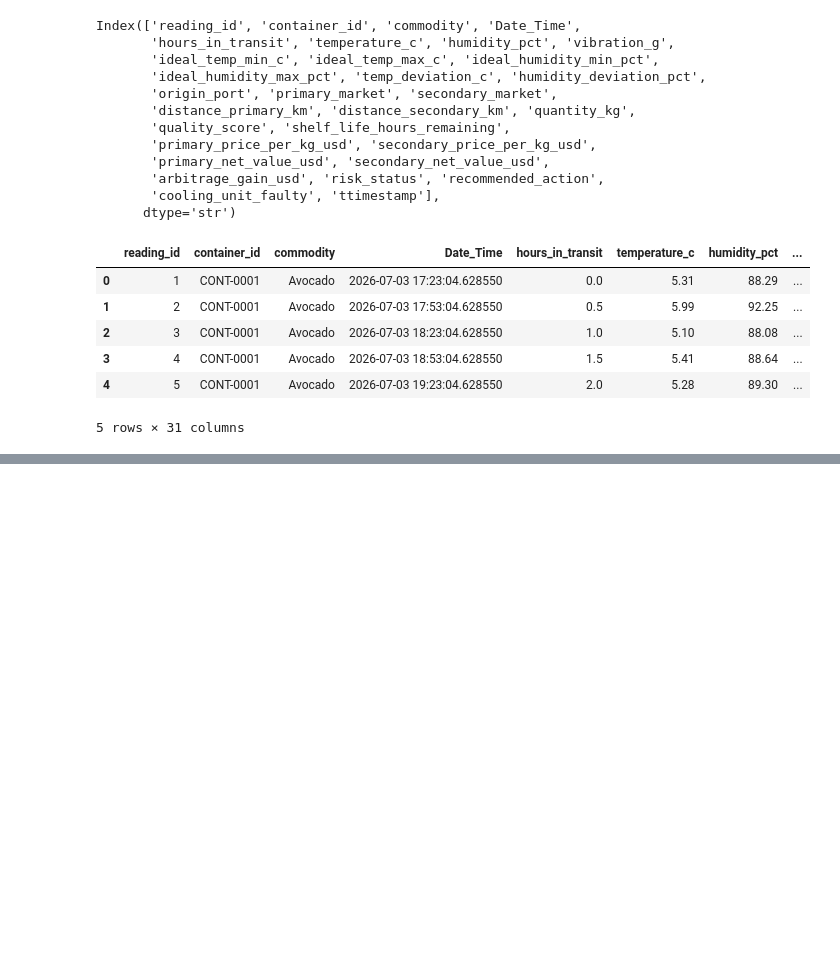
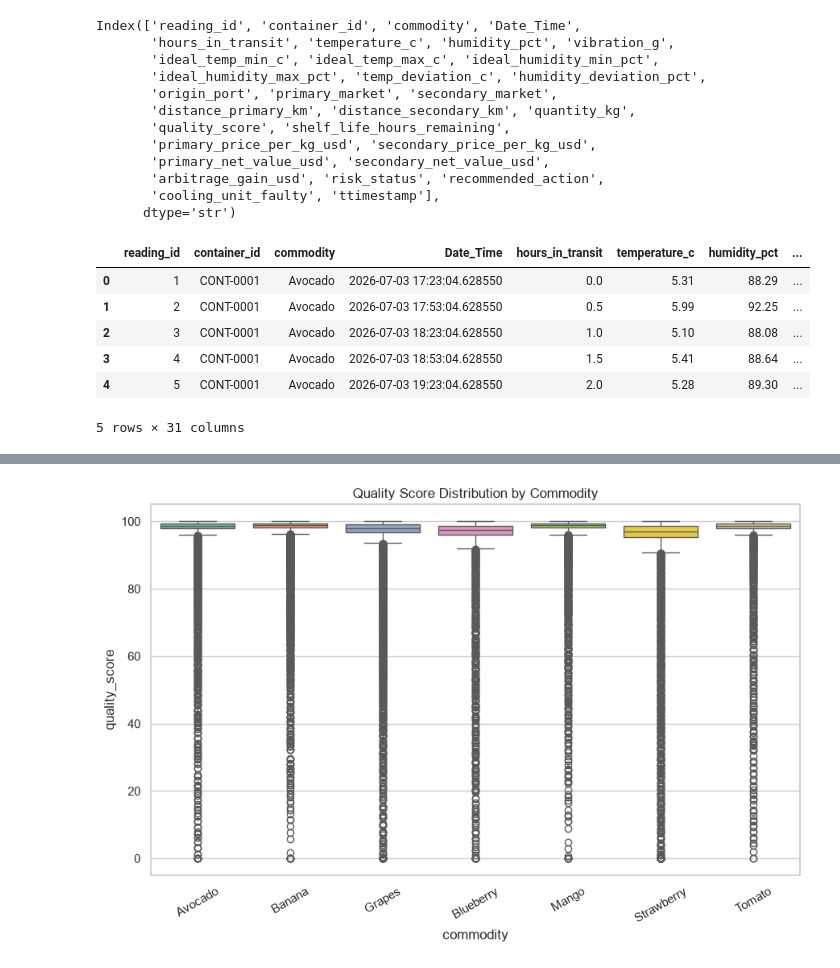
Before and after one commit to aparna-apz003/AtmoSync-Micro-Climate-Arbitrage-Analytics, a Jupyter notebook: dataset cleaning.ipynb, the cells around one changed output, grey strips where cells are left out. Saved outputs shown, nothing was run; the diff lists cells and outputs as text; code cells hidden in the pictures; blank space fills up the shorter version.

```diff
--- a/dataset cleaning.ipynb
+++ b/dataset cleaning.ipynb
@@ -216,0 +541,10 @@ df.head()
+# %%
+plt.figure()
+sns.boxplot(data=df, x="commodity", y="quality_score", hue="commodity", palette="Set2", legend=False)
+plt.title("Quality Score Distribution by Commodity")
+plt.xticks(rotation=30)
+plt.tight_layout()
+plt.savefig("chart3_quality_by_commodity.png", dpi=150)
+plt.show()
+# %% [output]
+[figure, added]
```
Also changed, not shown: parts of 38 cells of this notebook, 9 other files.
